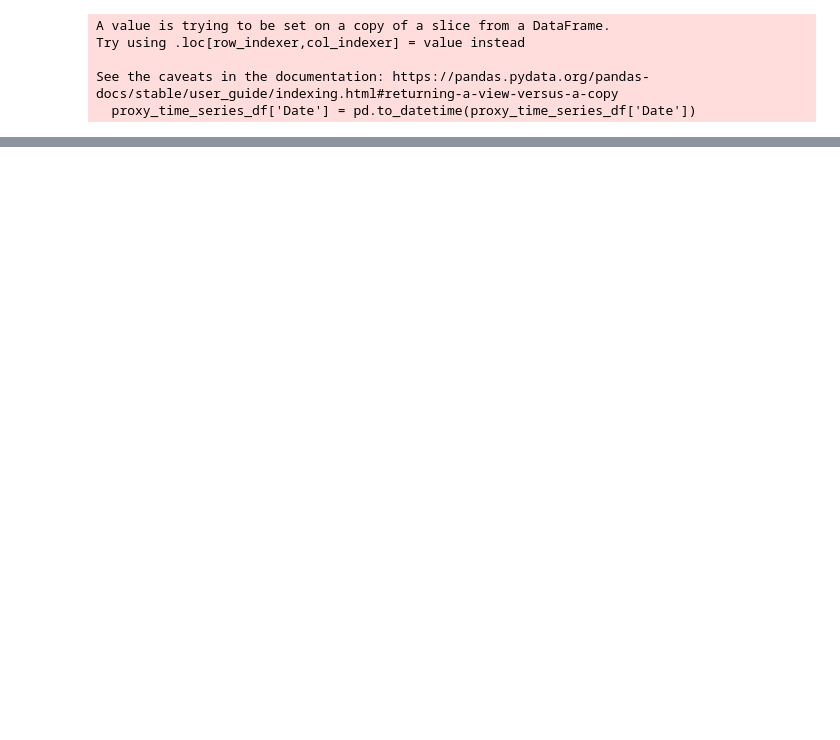
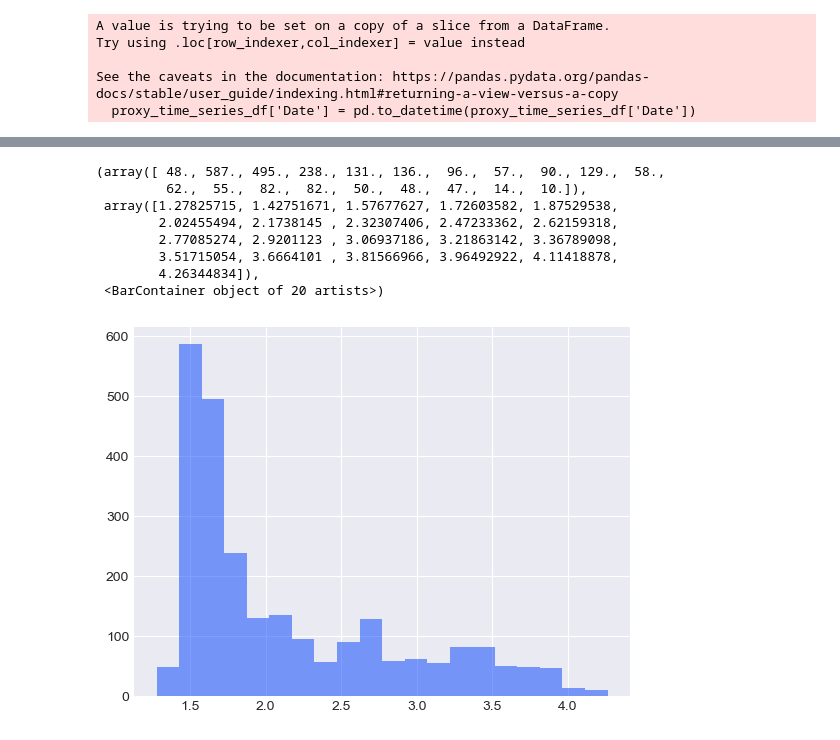
Before and after one commit to KLCALAW/ATCF, a Jupyter notebook: proxy_method_results.ipynb, the cells around one changed output, grey strips where cells are left out. Saved outputs shown, nothing was run; the diff lists cells and outputs as text; code cells hidden in the pictures; blank space fills up the shorter version.

```diff
--- a/proxy_method_results.ipynb
+++ b/proxy_method_results.ipynb
@@ -150,3 +197,15 @@ plt.plot(actual_spreads)
+# %%
+plt.hist(rmse_csra_normal_list_normalized, bins=20, alpha=0.5, label='Normal')
+# %% [output]
+(array([ 48., 587., 495., 238., 131., 136.,  96.,  57.,  90., 129.,  58.,
+         62.,  55.,  82.,  82.,  50.,  48.,  47.,  14.,  10.]),
+ array([1.27825715, 1.42751671, 1.57677627, 1.72603582, 1.87529538,
+        2.02455494, 2.1738145 , 2.32307406, 2.47233362, 2.62159318,
+        2.77085274, 2.9201123 , 3.06937186, 3.21863142, 3.36789098,
+        3.51715054, 3.6664101 , 3.81566966, 3.96492922, 4.11418878,
+        4.26344834]),
+ <BarContainer object of 20 artists>)
+[figure, added]
 # %%
 plot_rmse_curves(rmse_csra_normal_list, rmse_csra_communities_list, dates ,method='CSRA')
 # %% [output]
```
Also changed, not shown: parts of 34 cells of this notebook, 2 other files.
